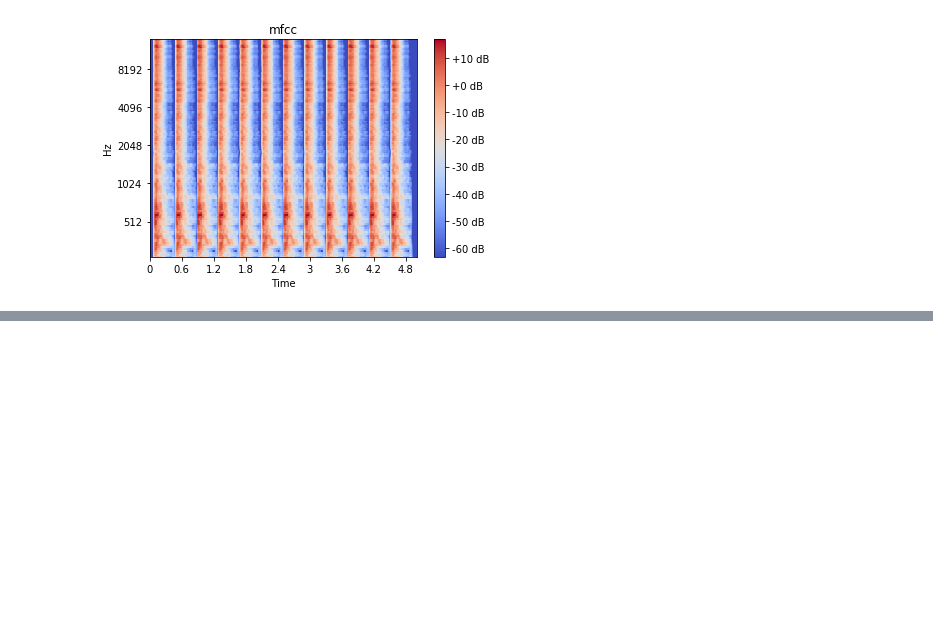
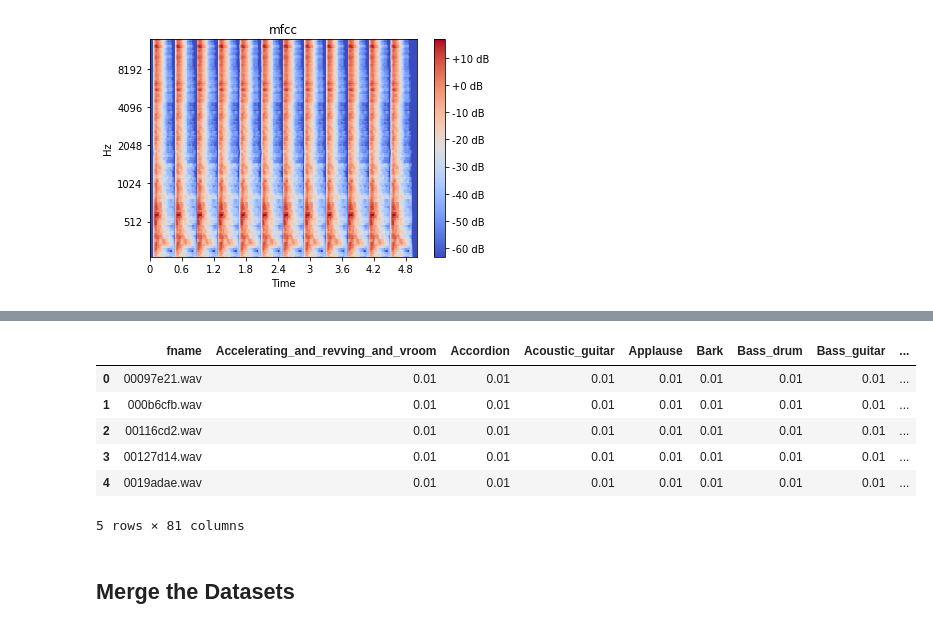
Before and after one commit to JoshVarty/AudioTagging, a Jupyter notebook: 00_Preprocess.ipynb, the cells around one changed output, grey strips where cells are left out. Drawn from its saved outputs; the diff is of its cells as text; code cells hidden in the pictures; blank space fills up the shorter version.

```diff
--- a/00_Preprocess.ipynb
+++ b/00_Preprocess.ipynb
@@ -191,3 +256,18 @@ Wall time: 5min 50s
+# %%
+for column in train_noisy_df.columns[1:]:
+    train_noisy_df[column] = train_noisy_df[column].apply(lambda x: 0.9 if x == 1 else 0.01)
+# %%
+train_noisy_df.head()
+# %% [output]
+|  | fname | Accelerating_and_revving_and_vroom | Accordion | Acoustic_guitar | Applause | Bark | Bass_drum | Bass_guitar | ... |
+| 0 | 00097e21.wav | 0.01 | 0.01 | 0.01 | 0.01 | 0.01 | 0.01 | 0.01 | ... |
+| 1 | 000b6cfb.wav | 0.01 | 0.01 | 0.01 | 0.01 | 0.01 | 0.01 | 0.01 | ... |
+| 2 | 00116cd2.wav | 0.01 | 0.01 | 0.01 | 0.01 | 0.01 | 0.01 | 0.01 | ... |
+| 3 | 00127d14.wav | 0.01 | 0.01 | 0.01 | 0.01 | 0.01 | 0.01 | 0.01 | ... |
+| 4 | 0019adae.wav | 0.01 | 0.01 | 0.01 | 0.01 | 0.01 | 0.01 | 0.01 | ... |
+5 rows × 81 columns
+# %% [markdown]
+## Merge the Datasets
 # %%
 #Merge the noisy and curated .csv's
 print(train_df.head())
```
Also changed, not shown: parts of 13 cells of this notebook.
